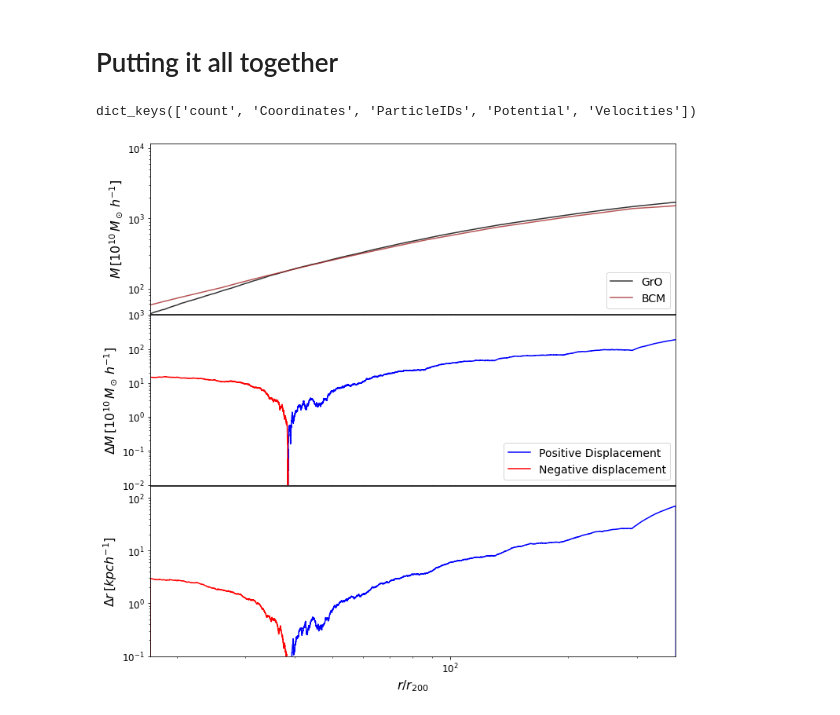
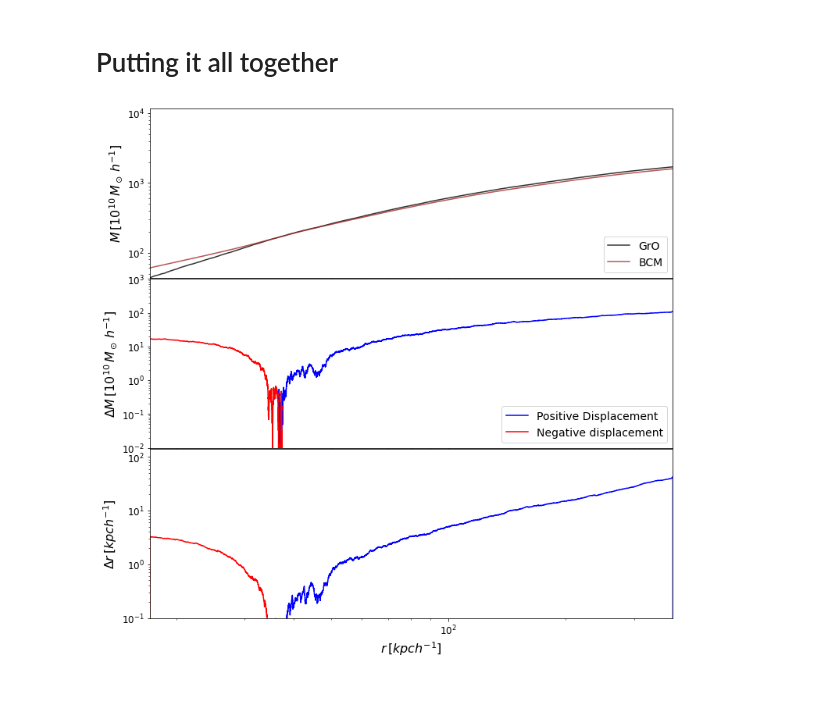
Before and after one commit to Maxelee/BCM_lensing, a Jupyter notebook: BCM_notebook.ipynb, the cells around one changed output. Drawn from its saved outputs; the diff is of its cells as text; code cells hidden in the pictures.

Commit message:
Modifying so Brian can run on small subset of data

```diff
--- a/BCM_notebook.ipynb
+++ b/BCM_notebook.ipynb
@@ -59,3 +37,10 @@ particle_mass = 4.8e-2
+# %%
+infile = open('./Data/subhalo_dm', 'rb')     ## Use your own path
+subhalo_dm   = pickle.load(infile)
+infile.close()
+infile = open('./Data/subhalo_dm_r', 'rb')   ## Use your own path
+subhalo_dm_r   = pickle.load(infile)
+infile.close()
 # %% [markdown]
 # Building a halo
 # %%
@@ -153,15 +136,11 @@ plt.tight_layout()
 [figure]
 # %% [markdown]
 # Putting it all together
-# %%
-halo.subhalo_dm.keys()
-# %% [output]
-dict_keys(['count', 'Coordinates', 'ParticleIDs', 'Potential', 'Velocities'])
 # %%
 # Build a halo object
-halo = Halo(halo_num, group_df, groupPos, subgroupPos, resolution=20)
-
-halo.run_density(mult=100)
+# halo = Halo(halo_num, group_df, groupPos, subgroupPos, resolution=20)
+halo = Halo(subhalo_dm, subhalo_dm_r)
+halo.run_density(mult=10)
 
 # Fit NFW parameters
 halo.nfw_fit()
@@ -223,6 +202,7 @@ phi_neg[dr>0] = 0
 phi_neg[dr<0] = np.abs(phi_neg[dr<0])
 # %%
 # PLOT CHECK
+
 fig, axs = plt.subplots(nrows=3, figsize=(12, 12), sharex=True, gridspec_kw = {'hspace':.005})
 r_sorted = np.array(r_sorted)
 axs[0].loglog(r_sorted, true_masses, '-', markersize=.8, alpha=.8, c='k', label='GrO')
@@ -231,50 +211,32 @@ diff =true_masses - M_BCM_total
 axs[1].loglog(r_sorted, diff, '-', c='blue', label='Positive Displacement')
 diff[diff>0] = 0
 diff[diff<0] = np.abs(diff[diff<0])
 axs[1].loglog(r_sorted, diff, '-', c='red', label='Negative displacement')
 axs[2].loglog(r_sorted, phi_neg, '-', c='red')
 axs[2].loglog(r_sorted, phi_pos, '-', c='blue')
 
 
-# plt.loglog(halo.ri[1:], M_BCM[1:], ':')#, '-', markersize=.5, alpha=.8)
-# plt.loglog(halo.ri[1:], M_NFW[1:], ':', )#, '-', markersize=.5, alpha=.8)
-# axs[0].axvline(1, color='k', ls='--', lw=2, label=r'$r_{200}$')
-# axs[1].axvline(1, color='k', ls='--', lw=2)
-# axs[2].axvline(1, color='k', ls='--', lw=2)
 
 axs[0].set_ylabel(r'$M\,[10^{10}\,M_\odot\,h^{-1}]$')
 axs[1].set_ylabel(r'$\Delta M\,[10^{10}\,M_\odot\,h^{-1}]$')
 axs[2].set_ylabel(r'$\Delta r \, [kpc h^{-1}]$')
-axs[2].set_xlabel(r'$r/r_{200}$')
+axs[2].set_xlabel(r'$r \, [kpc h^{-1}]$')
 
 axs[0].legend(loc='lower right')
 axs[1].legend(loc='lower right')
 
 
 
 
 
 
 
 axs[0].set_xlim(halo.ri[0], halo.r_200)
 axs[0].set_ylim(np.max(np.array(true_masses)[r_sorted<halo.ri[0]]), np.max(halo.masses)+10000)
 axs[1].set_ylim(1e-2, np.max(diff)+1000)
 axs[2].set_ylim(1e-1, np.max(phi_pos)+100)
 
 
-# labels = [r'$3\epsilon$',r'$r_{ej}$' , r'$r_s$', r'$r_{200}/\sqrt{5}$', r'$r_{200}$']
-# ts = [3*5.7, r_ej(r_200, eta), r_200/popt[0], 1/np.sqrt(5), 1]
-# for ax in axs:
-#     for t, label in zip(ts, labels):
-#         ax.axvline(t, c='k', ls=':')
-
-#         axs[1].text(t, 1, label, fontsize=16)
-
-
-
-# axs[2].set_xticks(ts)
-
-# axs[2].set_xticklabels(labels)
 plt.tight_layout()
 # %% [output]
-[figure, old version]
+[figure, new version]
```
Also changed, not shown: parts of 7 cells of this notebook, 7 other files.
